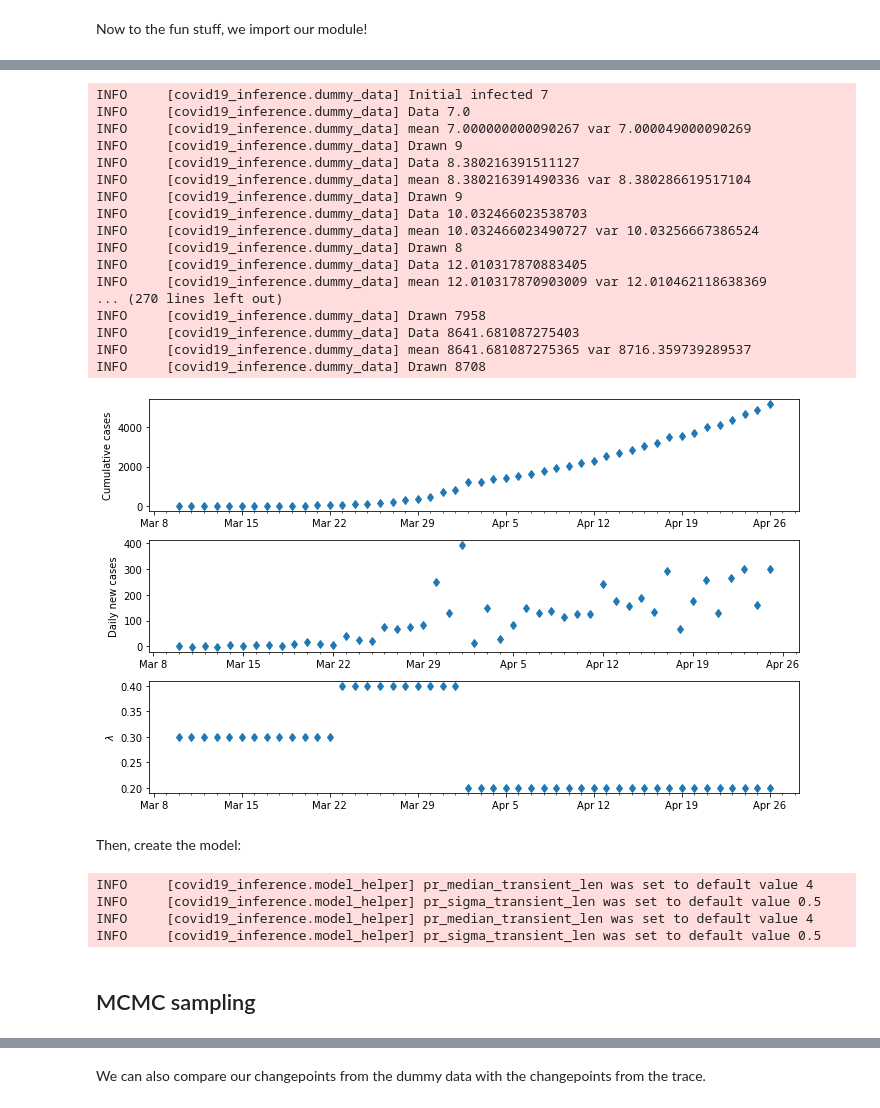
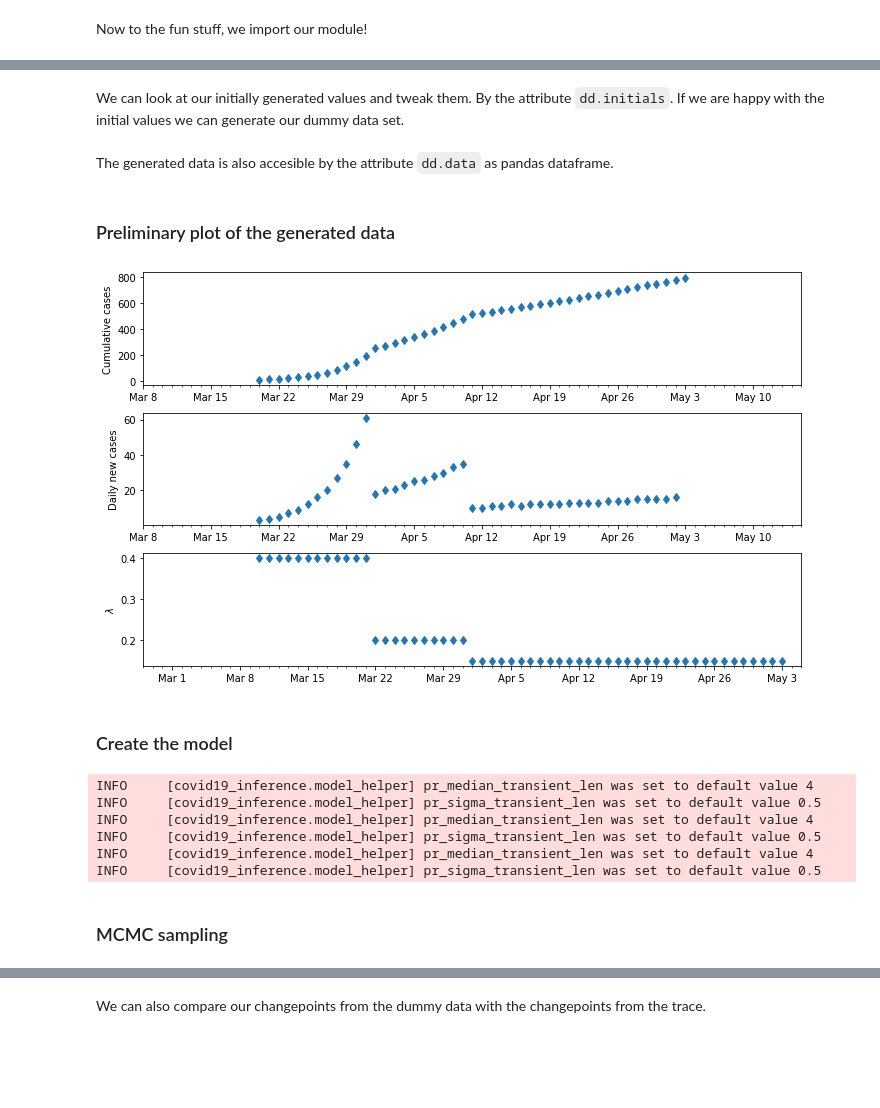
Before and after one commit to Priesemann-Group/covid19_inference, a Jupyter notebook: scripts/example_dummy_data.ipynb, the cells around one changed output, grey strips where cells are left out. Saved outputs shown, nothing was run; the diff lists cells and outputs as text; code cells hidden in the pictures; blank space fills up the shorter version.

```diff
--- a/scripts/example_dummy_data.ipynb
+++ b/scripts/example_dummy_data.ipynb
@@ -53,48 +48,42 @@ The next thing we want to do is generate a dummy dataset. The dataset is generat
-# %%
-#Create dates for filter/data generation
-data_begin = datetime.datetime(2020,3,10)
-data_end = datetime.datetime(2020,4,26)
-
-#Get dummy data
-
-lambda_initial = 0.3
-mu = 0.12
-
-data, changepoints = cov19.dummy_data.get_dummy_data(data_begin, data_end, lambda_initial, mu,100)
-new_cases_obs = data["confirmed"].diff().iloc[1:]
-# %% [output]
-INFO     [covid19_inference.dummy_data] Initial infected 7
-INFO     [covid19_inference.dummy_data] Data 7.0
-INFO     [covid19_inference.dummy_data] mean 7.000000000090267 var 7.000049000090269
-INFO     [covid19_inference.dummy_data] Drawn 9
-INFO     [covid19_inference.dummy_data] Data 8.380216391511127
-INFO     [covid19_inference.dummy_data] mean 8.380216391490336 var 8.380286619517104
-INFO     [covid19_inference.dummy_data] Drawn 9
-INFO     [covid19_inference.dummy_data] Data 10.032466023538703
-INFO     [covid19_inference.dummy_data] mean 10.032466023490727 var 10.03256667386524
-INFO     [covid19_inference.dummy_data] Drawn 8
-INFO     [covid19_inference.dummy_data] Data 12.010317870883405
-INFO     [covid19_inference.dummy_data] mean 12.010317870903009 var 12.010462118638369
-... (270 lines left out)
-INFO     [covid19_inference.dummy_data] Drawn 7958
-INFO     [covid19_inference.dummy_data] Data 8641.681087275403
-INFO     [covid19_inference.dummy_data] mean 8641.681087275365 var 8716.359739289537
-INFO     [covid19_inference.dummy_data] Drawn 8708
+# %% [markdown]
+We can look at our initially generated values and tweak them. By the attribute `dd.initials`. If we are happy with the initial values we can generate our dummy data set.
+# %%
+data = dd.generate()
+# %% [markdown]
+The generated data is also accesible by the attribute `dd.data` as pandas dataframe.
+# %% [markdown]
+### Preliminary plot of the generated data
 # %%
+lambda_t = dd.get_lambda_t
+new_cases_obs = data["confirmed"].diff().iloc[1:]
+#Create figure
+fig, ax = plt.subplots(3,1,figsize=(10,6))
+
 #Plot dummy data
-fig, ax = plt.subplots(3,1,figsize=(10,6))
-cov19.plot._timeseries(data.index, data["confirmed"] ,ax[0],lw=0)
+cov19.plot._timeseries(data.index, dd.data["confirmed"] ,ax[0],lw=0)
 cov19.plot._timeseries(data.index[:-1], new_cases_obs ,ax[1],lw=0)
-cov19.plot._timeseries(data.index, data["lambda_t"] ,ax[2],lw=0)
+cov19.plot._timeseries(lambda_t.index, lambda_t["lambda_t"] ,ax[2],lw=0)
+
+#Set labels
 ax[0].set_ylabel("Cumulative cases")
 ax[1].set_ylabel("Daily new cases")
 ax[2].set_ylabel(f"$\lambda$")
+
+#Format x axis
 cov19.plot._format_date_xticks(ax[0])
 cov19.plot._format_date_xticks(ax[1])
 cov19.plot._format_date_xticks(ax[2])
+delta = datetime.timedelta(days=2)
+ten = datetime.timedelta(days=10)
+ax[0].set_xlim(data_begin-delta,data_end+delta+ten)
+ax[1].set_xlim(data_begin-delta,data_end+delta+ten)
+ax[2].set_xlim(data_begin-delta-ten,data_end+delta)
+
 plt.tight_layout()
 # %% [output]
-[figure, old version]
+[figure, new version]
+# %% [markdown]
+### Create the model
 # %%
 diff_data_sim = 16 # should be significantly larger than the expected delay, in
                    # order to always fit the same number of data points.
@@ -107,11 +96,9 @@ for cp in changepoints:
          pr_sigma_date_transient = 6,
          pr_median_lambda = cp[1],
          pr_sigma_lambda = 2))
-# %% [markdown]
-Then, create the model:
 # %%
 params_model = dict(new_cases_obs = new_cases_obs,
-                    data_begin = data_begin,
+                    data_begin = new_cases_obs.index[0],
                     fcast_len = num_days_forecast,
                     diff_data_sim = diff_data_sim,
                     N_population = 83e6)
@@ -130,17 +117,19 @@ with cov19.Cov19Model(**params_model) as model:
                                                pr_median_scale_delay=0.3)
 
     # Modulate the inferred cases by a abs(sin(x)) function, to account for weekend effects
-    new_cases_inferred = cov19.week_modulation(new_cases_inferred_raw)
+    #new_cases_inferred = cov19.week_modulation(new_cases_inferred_raw)
 
     # Define the likelihood, uses the new_cases_obs set as model parameter
-    cov19.student_t_likelihood(new_cases_inferred)
+    cov19.student_t_likelihood(new_cases_inferred_raw)
 # %% [output]
 INFO     [covid19_inference.model_helper] pr_median_transient_len was set to default value 4
 INFO     [covid19_inference.model_helper] pr_sigma_transient_len was set to default value 0.5
 INFO     [covid19_inference.model_helper] pr_median_transient_len was set to default value 4
 INFO     [covid19_inference.model_helper] pr_sigma_transient_len was set to default value 0.5
+INFO     [covid19_inference.model_helper] pr_median_transient_len was set to default value 4
+INFO     [covid19_inference.model_helper] pr_sigma_transient_len was set to default value 0.5
 # %% [markdown]
-## MCMC sampling
+### MCMC sampling
 # %%
 trace = pm.sample(model=model, tune=500, draws=500, init='advi+adapt_diag')
 # %% [output]
```
Also changed, not shown: parts of 17 cells of this notebook, 1 other file.
